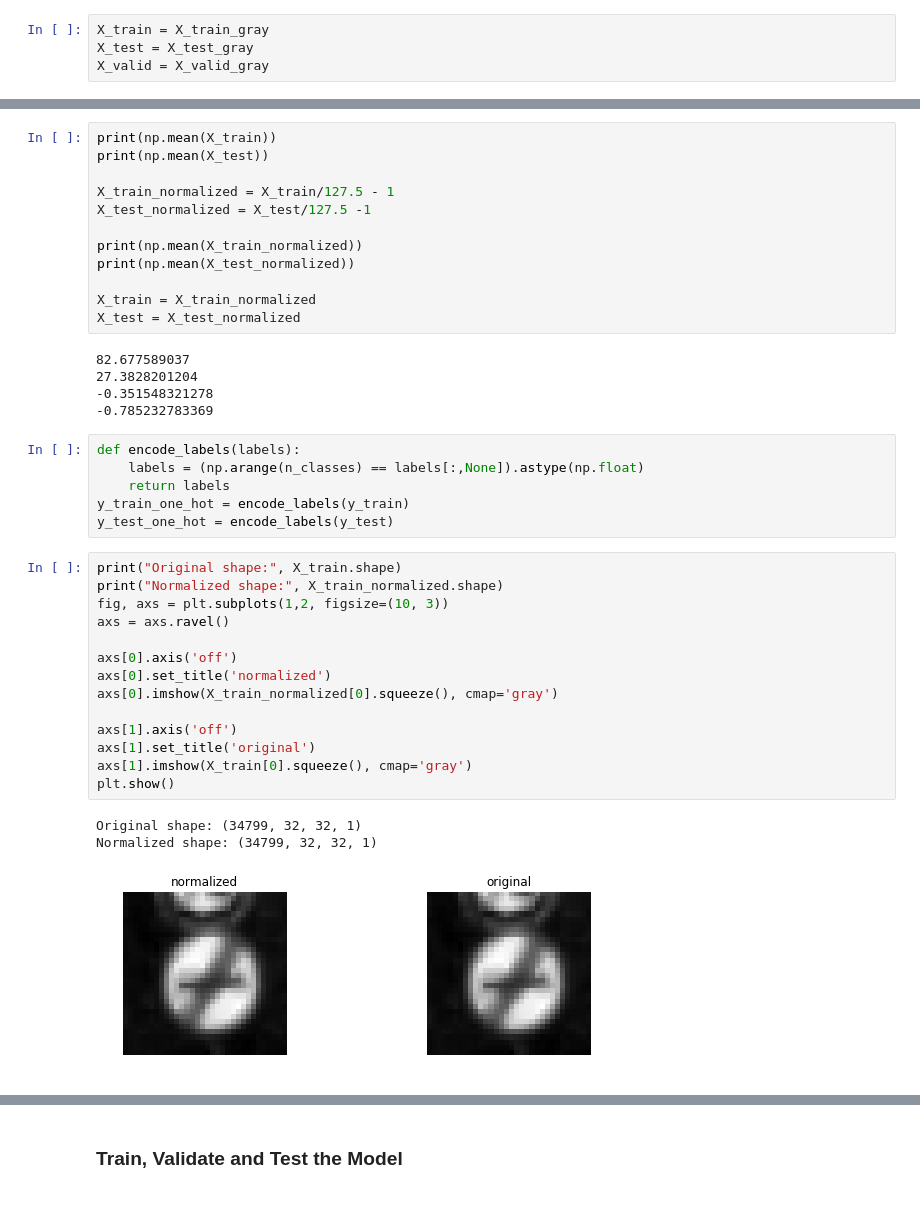
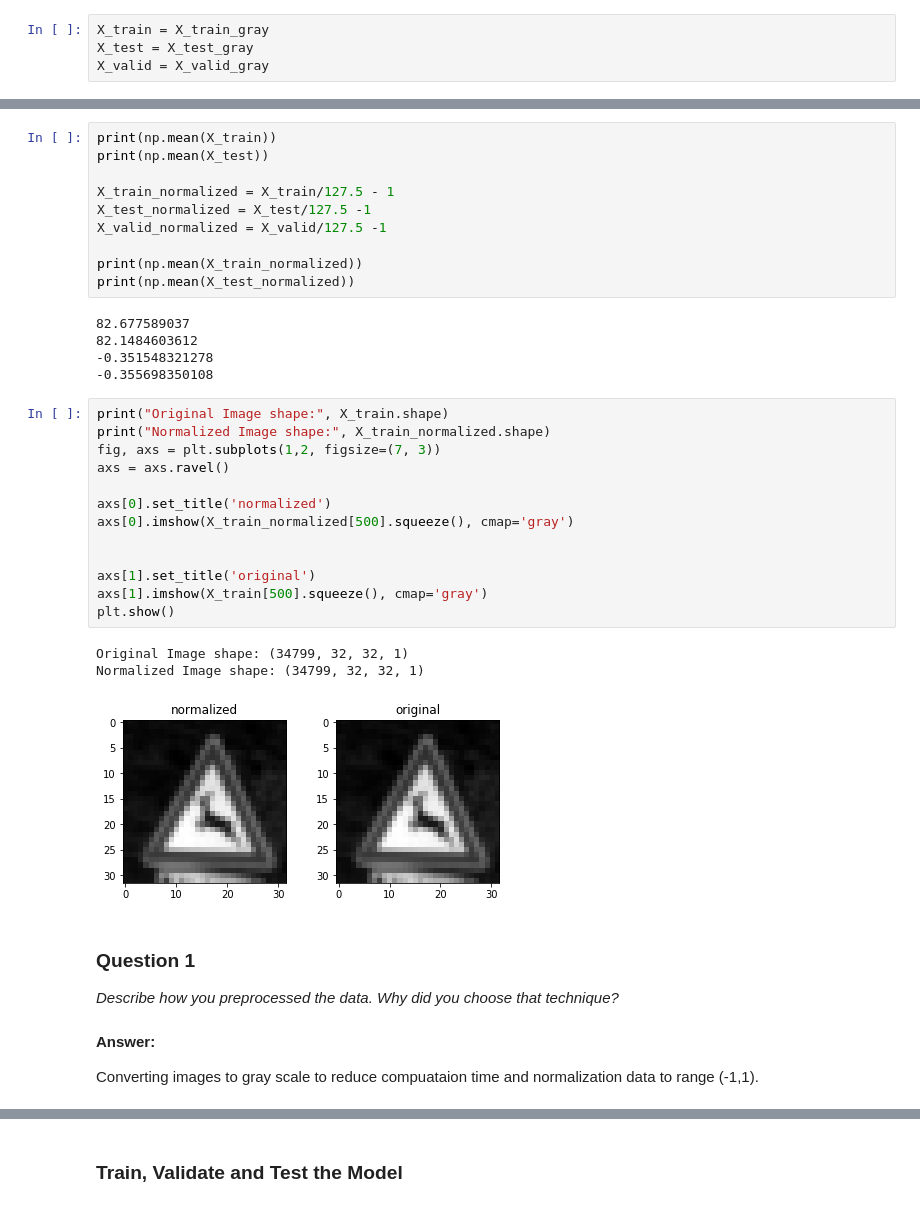
Before and after one commit to osaidz/CarND-Traffic-Sign-Classifier-Project-master, a Jupyter notebook: Traffic_Sign_Classifier.ipynb, the cells around one changed output, grey strips where cells are left out. Saved outputs shown, nothing was run; the diff lists cells and outputs as text.

```diff
--- a/Traffic_Sign_Classifier.ipynb
+++ b/Traffic_Sign_Classifier.ipynb
@@ -204,38 +189,37 @@ print(np.mean(X_test))
 
 X_train_normalized = X_train/127.5 - 1
 X_test_normalized = X_test/127.5 -1
+X_valid_normalized = X_valid/127.5 -1
 
 print(np.mean(X_train_normalized))
 print(np.mean(X_test_normalized))
-
-X_train = X_train_normalized
-X_test = X_test_normalized
 # %% [output]
 82.677589037
-27.3828201204
+82.1484603612
 -0.351548321278
--0.785232783369
+-0.355698350108
-# %%
-def encode_labels(labels):
-    labels = (np.arange(n_classes) == labels[:,None]).astype(np.float)
-    return labels
-y_train_one_hot = encode_labels(y_train)
-y_test_one_hot = encode_labels(y_test)
 # %%
-print("Original shape:", X_train.shape)
-print("Normalized shape:", X_train_normalized.shape)
-fig, axs = plt.subplots(1,2, figsize=(10, 3))
+print("Original Image shape:", X_train.shape)
+print("Normalized Image shape:", X_train_normalized.shape)
+fig, axs = plt.subplots(1,2, figsize=(7, 3))
 axs = axs.ravel()
 
-axs[0].axis('off')
 axs[0].set_title('normalized')
-axs[0].imshow(X_train_normalized[0].squeeze(), cmap='gray')
+axs[0].imshow(X_train_normalized[500].squeeze(), cmap='gray')
 
-axs[1].axis('off')
+
 axs[1].set_title('original')
-axs[1].imshow(X_train[0].squeeze(), cmap='gray')
+axs[1].imshow(X_train[500].squeeze(), cmap='gray')
 plt.show()
 # %% [output]
-Original shape: (34799, 32, 32, 1)
-Normalized shape: (34799, 32, 32, 1)
+Original Image shape: (34799, 32, 32, 1)
+Normalized Image shape: (34799, 32, 32, 1)
-[figure, old version]
+[figure, new version]
+# %% [markdown]
+### Question 1
+
+_Describe how you preprocessed the data. Why did you choose that technique?_
+# %% [markdown]
+**Answer:**
+
+Converting images to gray scale to reduce compuataion time and normalization data to range (-1,1).
```
Also changed, not shown: parts of 34 cells of this notebook, 15 other files.
